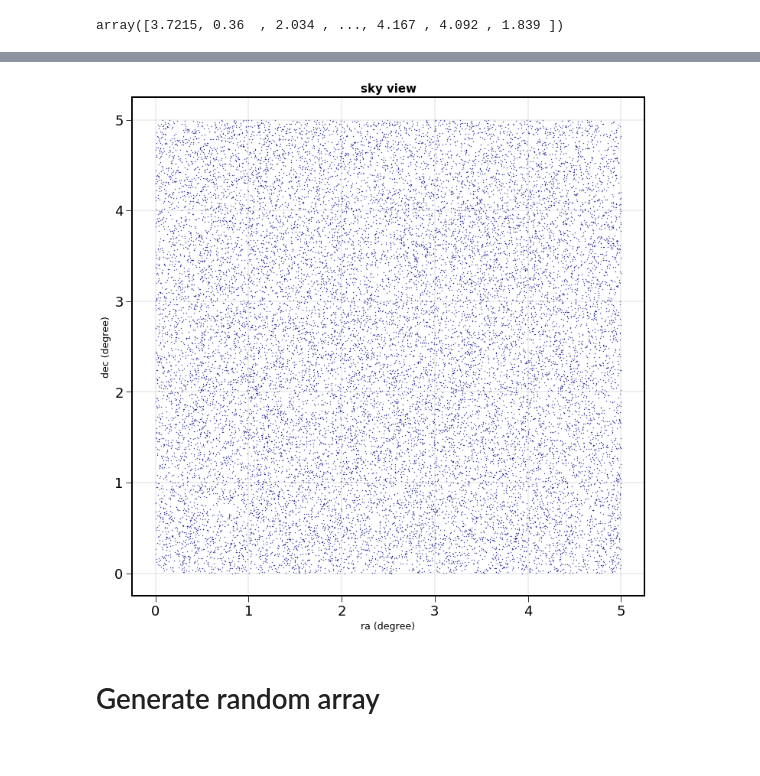
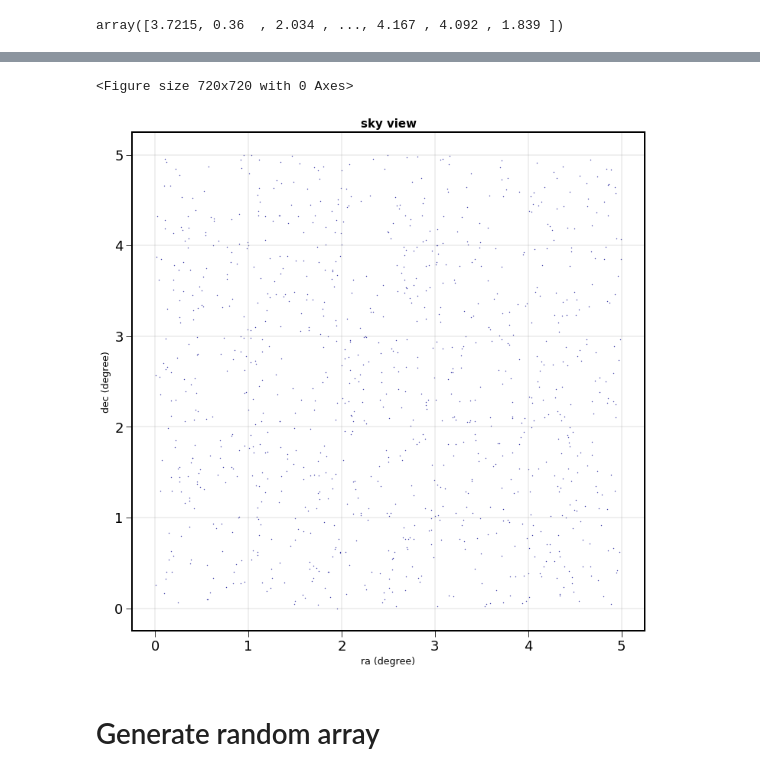
Before and after one commit to sylvielsstfr/MyPracticalAstronomyStat, a Jupyter notebook: Chapter09/Exercice09_02.ipynb, the cells around one changed output, grey strips where cells are left out. Cells and saved outputs as stored; diff of their text form; code cells hidden in the pictures.

```diff
--- a/Chapter09/Exercice09_02.ipynb
+++ b/Chapter09/Exercice09_02.ipynb
@@ -68,7 +68,7 @@ matplotlib.rcParams["ytick.major.size"]=8
 matplotlib.rcParams["ytick.minor.size"]=5
 matplotlib.rcParams["xtick.labelsize"]="large"
 matplotlib.rcParams["ytick.labelsize"]="large"
-matplotlib.rcParams["figure.figsize"]=(12,12)
+matplotlib.rcParams["figure.figsize"]=(12,6)
 matplotlib.rcParams['axes.titlesize'] = 15
 matplotlib.rcParams['axes.titleweight'] = 'bold'
 #matplotlib.rcParams['axes.facecolor'] = 'blue'
@@ -131,7 +131,7 @@ myra.degree
 # %% [output]
 array([3.7215, 0.36  , 2.034 , ..., 4.167 , 4.092 , 1.839 ])
 # %%
-df3=pd.DataFrame()
+df_data=pd.DataFrame()
 # %%
-df3["ra"]=myra.degree  # convert right ascenssion into degrees
-df3["dec"]=df2.values  # keep declination into degrees
+df_data["ra"]=myra.degree  # convert right ascenssion into degrees
+df_data["dec"]=df2.values  # keep declination into degrees
@@ -154,13 +138,17 @@ df3
+# %%
+df3=df_data.iloc[0:5000]
 # %%
 Nobj=len(df3)
 array_shape=df3.shape
 # %%
+plt.figure(figsize=(10,10))
 ax=df3.plot.scatter("ra","dec",marker='.',s=0.5,c='DarkBlue',title="sky view")
 ax.set_xlabel("ra (degree)")
 ax.set_ylabel("dec (degree)")
 ax.grid()
 # %% [output]
+<Figure size 720x720 with 0 Axes>
-[figure, old version]
+[figure, new version]
 # %% [markdown]
 # Generate random array
 # %%
```
Also changed, not shown: parts of 10 cells of this notebook, 3 other files.
